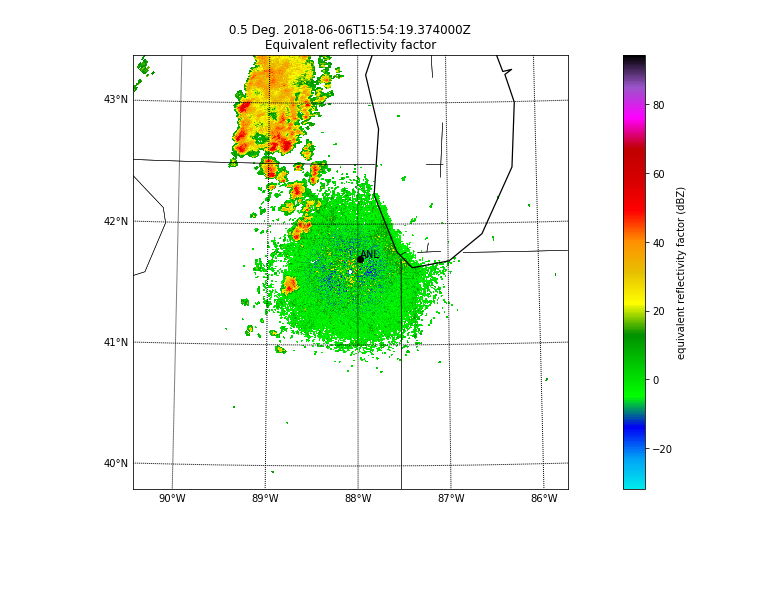
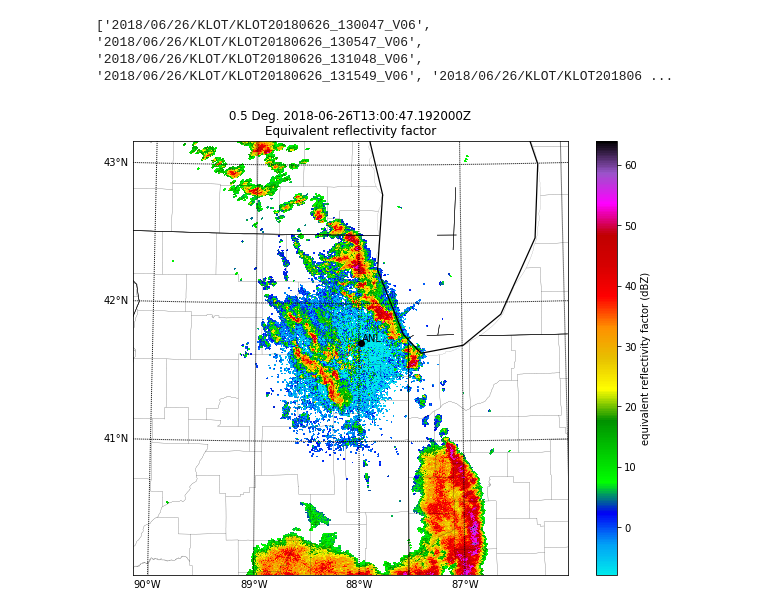
Before and after one commit to EVS-ATMOS/chicago-nowcast, a Jupyter notebook: notebooks/klot_current_volume.ipynb, the cells around one changed output. Cells and saved outputs as stored; diff of their text form; code cells hidden in the pictures; blank space fills up the shorter version.

Commit message:
same as klot_radar_scan but for current radar scans

```diff
--- a/notebooks/klot_current_volume.ipynb
+++ b/notebooks/klot_current_volume.ipynb
@@ -61,9 +17,0 @@ radar= pyart.io.read(localfile.name)
-# %%
-%matplotlib inline
-fig = plt.figure(figsize=(20,8))
-display = pyart.graph.RadarMapDisplay(radar)
-display.plot_ppi_map('reflectivity', resolution='l',
-                         sweep=0, fig=fig, width=400000, height=400000)
-display.plot_point(-87.981810, 41.713969 , label_text='ANL', color = 'k')
-# %% [output]
-[figure, removed]
@@ -69,0 +54,42 @@ display.plot_point(-87.981810, 41.713969 , label_text='ANL', color = 'k')
+# %%
+#creating a new directory for each day of an event
+path = '/home/jhemedinger/suli_projects/chicago-nowcast/events'
+date = datetime.utcnow().strftime('%Y_%m_%d')
+date = str(date)
+out_dir_path = path+'/'+date
+out_dir = os.makedirs(out_dir_path, exist_ok=True)
+
+#within the newly created directory, creating a directory for each event
+event_date = datetime.utcnow().strftime('%Y%m%d-%H')
+event_date = str(event_date)
+out_path_dir = path+'/'+date+'/'+event_date+'Z'
+out_path = os.makedirs(out_path_dir, exist_ok=True)
+# %%
+#setting the radar site and which keys to pull.
+aws_radar, keys = get_current_scan('KLOT', key_index=-10)
+# %% [output]
+['2018/06/26/KLOT/KLOT20180626_130047_V06', '2018/06/26/KLOT/KLOT20180626_130547_V06', '2018/06/26/KLOT/KLOT20180626_131048_V06', '2018/06/26/KLOT/KLOT20180626_131549_V06', '2018/06/26/KLOT/KLOT201806 ...
+# %%
+def animate(nframe):
+    plt.clf()
+    localfile = tempfile.NamedTemporaryFile()
+    aws_radar.download_file(keys[nframe], localfile.name)
+    # Only pulling two scans for the sake of time and memory.
+    radar = pyart.io.read(localfile.name)
+    display = pyart.graph.RadarMapDisplay(radar)
+    # Delete radar after use to save memory.
+    del radar
+    display.plot_ppi_map('reflectivity', resolution='l',
+                         vmin=-8, vmax=64, mask_outside=False,
+                         sweep=0, width=350000, height=350000)
+    display.basemap.drawcounties()
+    display.plot_point(-87.981810, 41.713969, label_text='ANL', color='k')
+fig = plt.figure(figsize=(10, 8))
+anim_klot = animation.FuncAnimation(fig, animate,
+                                    frames=len(keys))
+anim_klot.save(out_path_dir+'/reflectivity_animation.gif',
+               writer='imagemagick', fps=2)
+plt.show()
+plt.close()
+# %% [output]
+[figure, added]
```
Also changed, not shown: parts of 30 cells of this notebook.
